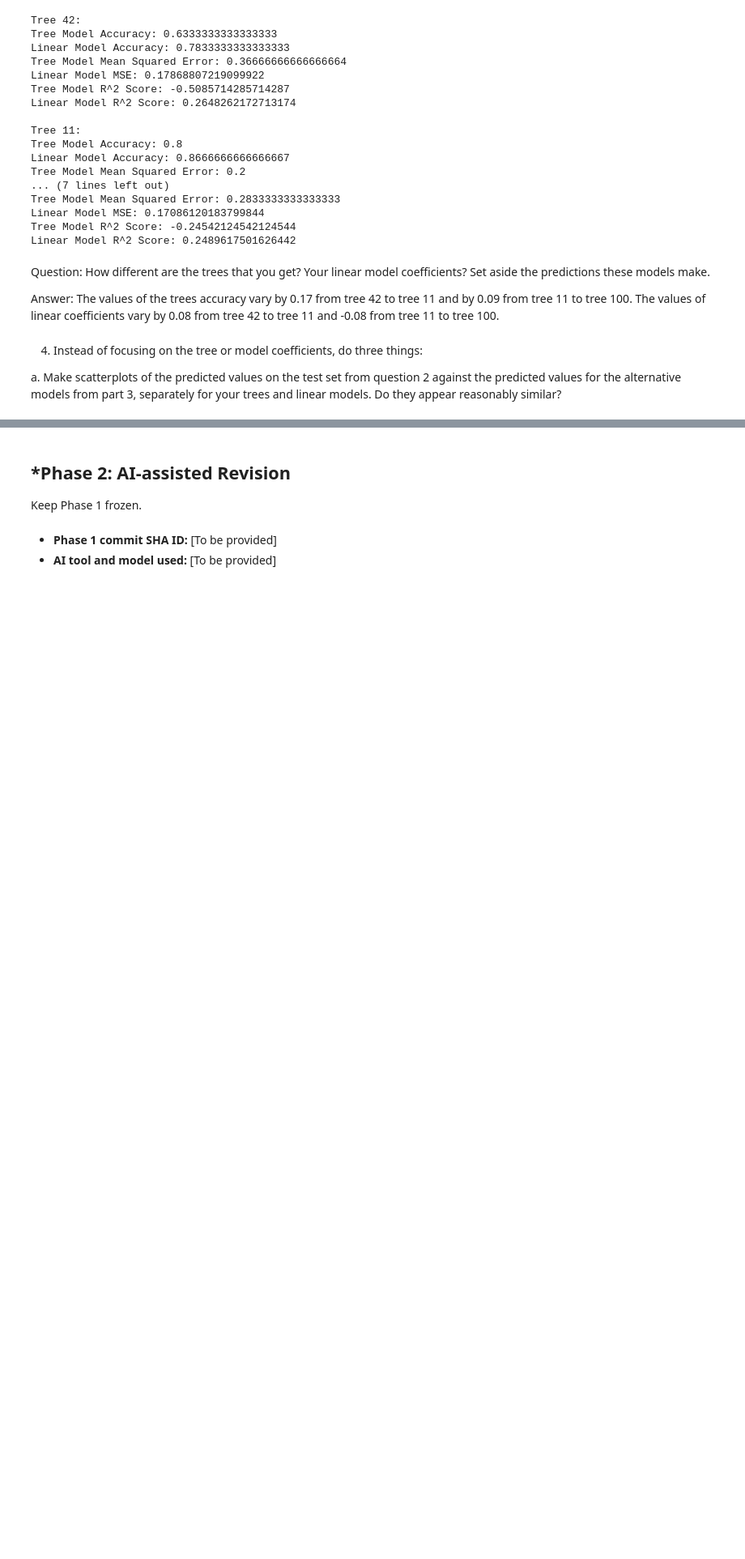
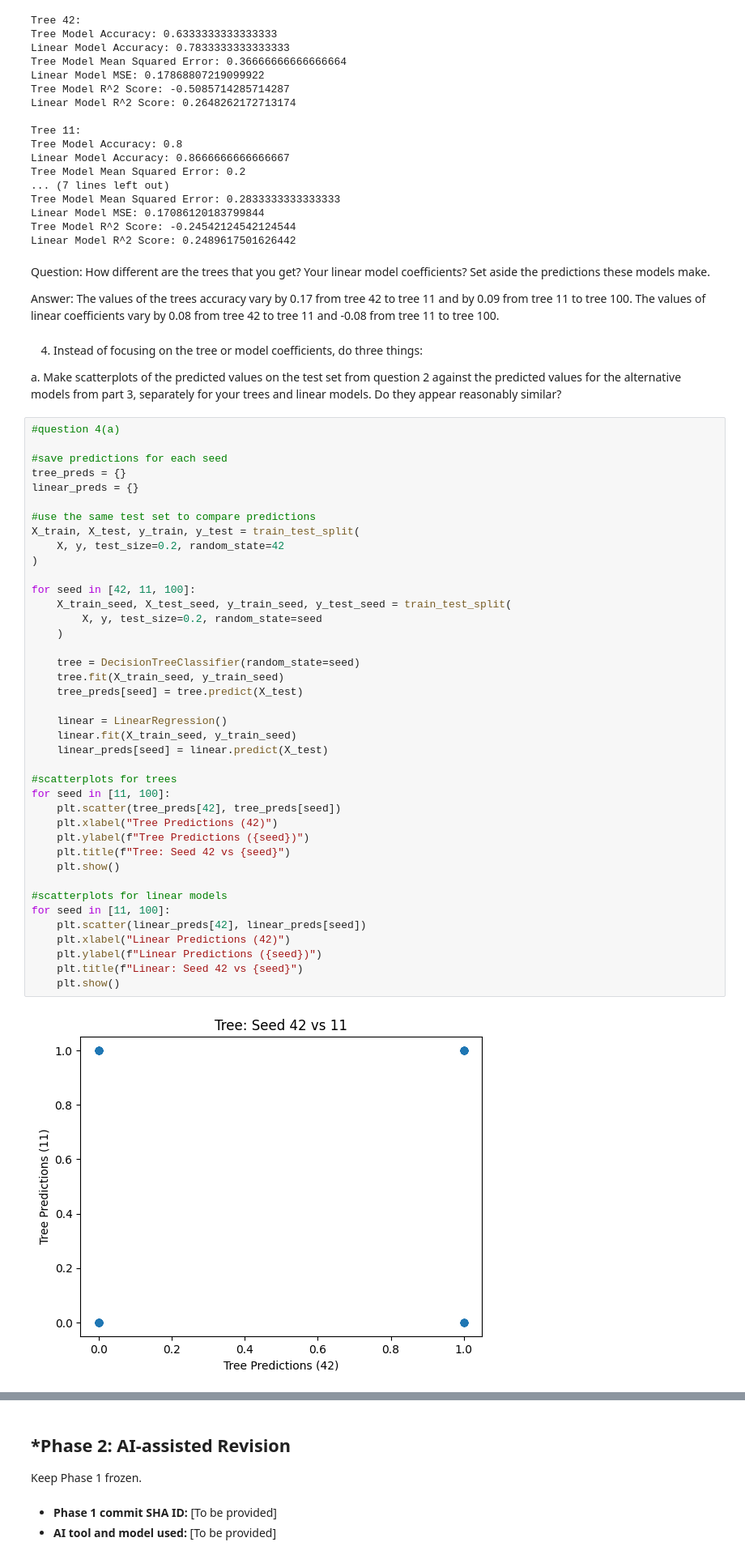
Before and after one commit to hwayalew/L03-tree-stability, a Jupyter notebook: notebook.ipynb, the cells around one changed output, grey strips where cells are left out. Shown at 81% size. Saved outputs shown, nothing was run; the diff lists cells and outputs as text; blank space fills up the shorter version.

```diff
--- a/notebook.ipynb
+++ b/notebook.ipynb
@@ -188,3 +188,45 @@ Answer: The values of the trees accuracy vary by 0.17 from tree 42 to tree 11 an
 4. Instead of focusing on the tree or model coefficients, do three things:
 
   a. Make scatterplots of the predicted values on the test set from question 2 against the predicted values for the alternative models from part 3, separately for your trees and linear models. Do they appear reasonably similar?
+# %%
+#question 4(a)
+
+#save predictions for each seed
+tree_preds = {}
+linear_preds = {}
+
+#use the same test set to compare predictions
+X_train, X_test, y_train, y_test = train_test_split(
+    X, y, test_size=0.2, random_state=42
+)
+
+for seed in [42, 11, 100]:
+    X_train_seed, X_test_seed, y_train_seed, y_test_seed = train_test_split(
+        X, y, test_size=0.2, random_state=seed
+    )
+
+    tree = DecisionTreeClassifier(random_state=seed)
+    tree.fit(X_train_seed, y_train_seed)
+    tree_preds[seed] = tree.predict(X_test)
+
+    linear = LinearRegression()
+    linear.fit(X_train_seed, y_train_seed)
+    linear_preds[seed] = linear.predict(X_test)
+
+#scatterplots for trees
+for seed in [11, 100]:
+    plt.scatter(tree_preds[42], tree_preds[seed])
+    plt.xlabel("Tree Predictions (42)")
+    plt.ylabel(f"Tree Predictions ({seed})")
+    plt.title(f"Tree: Seed 42 vs {seed}")
+    plt.show()
+
+#scatterplots for linear models
+for seed in [11, 100]:
+    plt.scatter(linear_preds[42], linear_preds[seed])
+    plt.xlabel("Linear Predictions (42)")
+    plt.ylabel(f"Linear Predictions ({seed})")
+    plt.title(f"Linear: Seed 42 vs {seed}")
+    plt.show()
+# %% [output]
+[figure, added]
```
Also changed, not shown: parts of 2 cells of this notebook.
